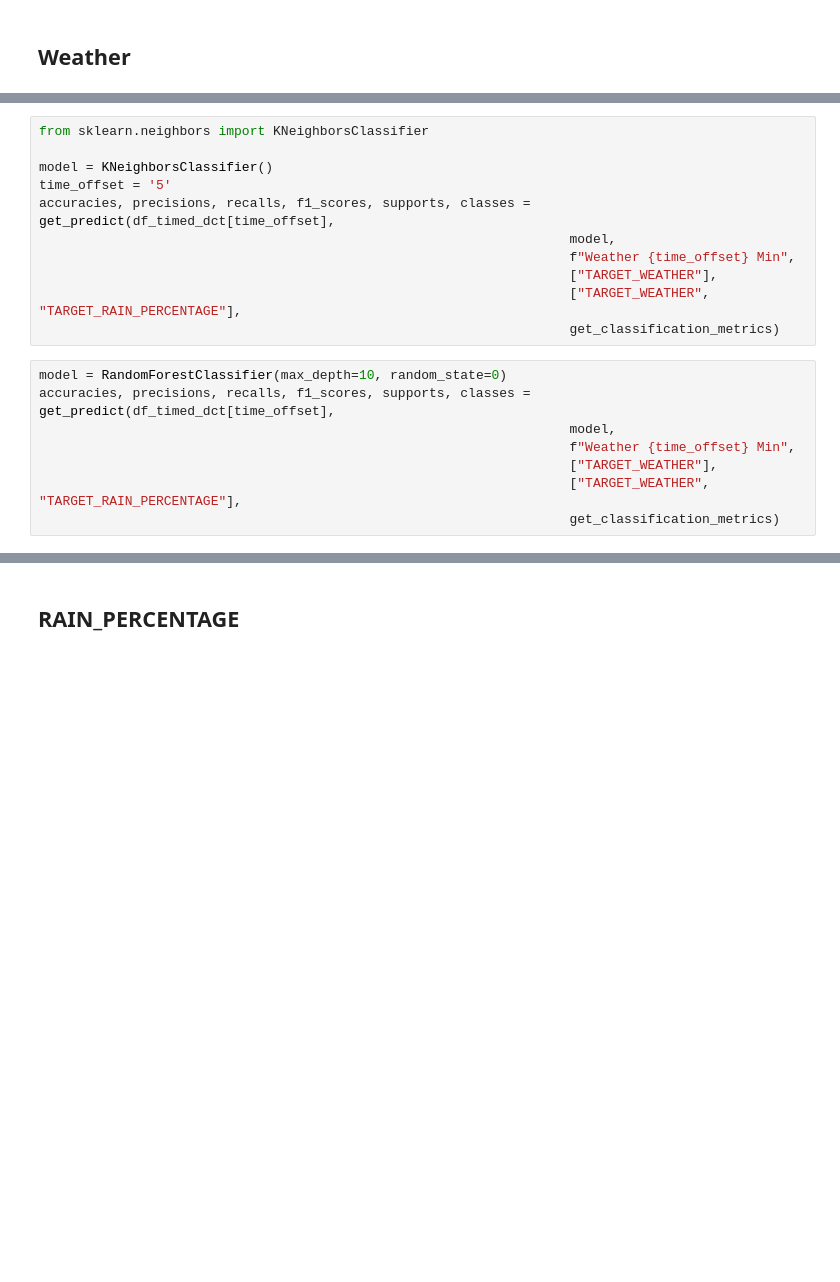
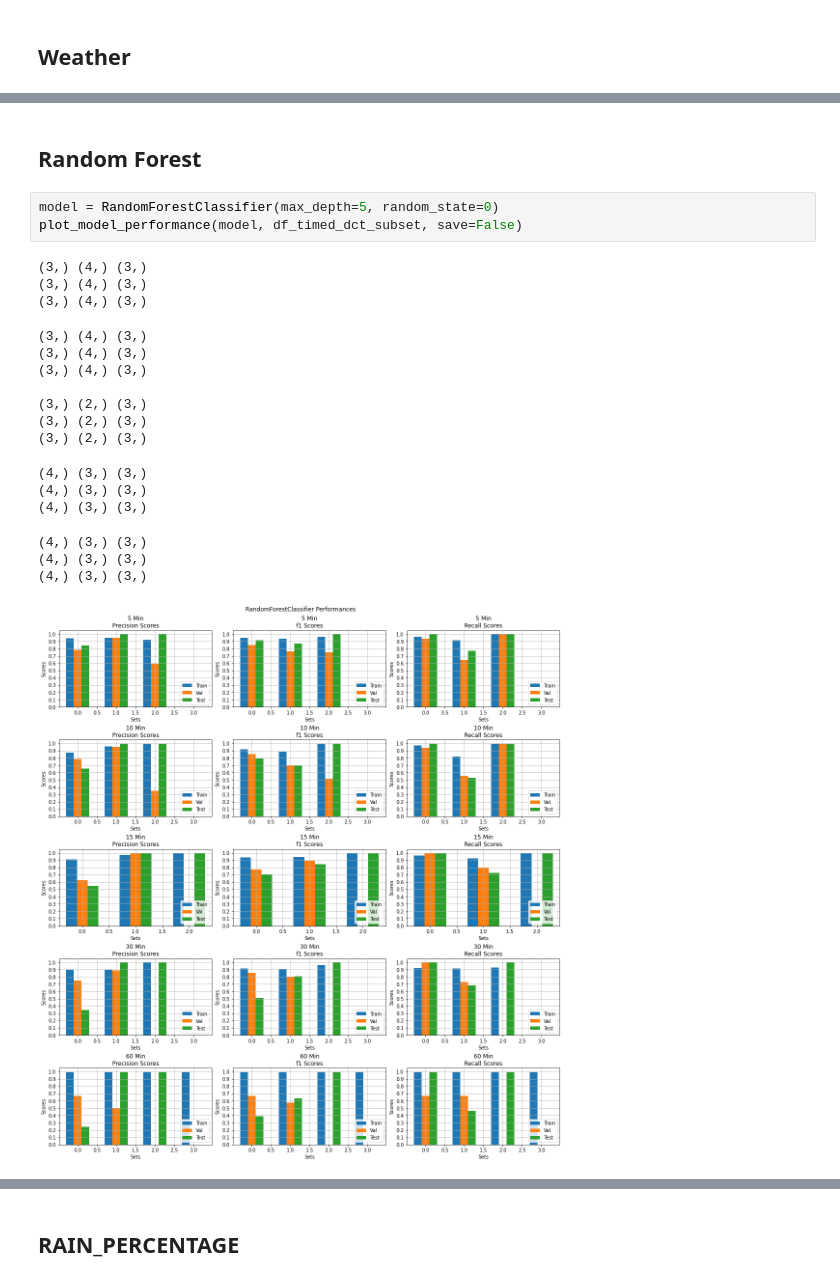
Before and after one commit to Hsgngr/KuKu, a Jupyter notebook: training_plot.ipynb, the cells around one changed output, grey strips where cells are left out. Cells and saved outputs as stored; diff of their text form; blank space fills up the shorter version.

```diff
--- a/training_plot.ipynb
+++ b/training_plot.ipynb
@@ -196,19 +225,0 @@ def plot_scores_to_ax(ax, precisions, recalls, f1_scores, classes, time_offset):
-# %%
-from sklearn.neighbors import KNeighborsClassifier
-
-model = KNeighborsClassifier()
-time_offset = '5'
-accuracies, precisions, recalls, f1_scores, supports, classes = get_predict(df_timed_dct[time_offset],
-                                                                    model,
-                                                                    f"Weather {time_offset} Min",
-                                                                    ["TARGET_WEATHER"],
-                                                                    ["TARGET_WEATHER", "TARGET_RAIN_PERCENTAGE"],
-                                                                    get_classification_metrics)
-# %%
-model = RandomForestClassifier(max_depth=10, random_state=0)
-accuracies, precisions, recalls, f1_scores, supports, classes = get_predict(df_timed_dct[time_offset],
-                                                                    model,
-                                                                    f"Weather {time_offset} Min",
-                                                                    ["TARGET_WEATHER"],
-                                                                    ["TARGET_WEATHER", "TARGET_RAIN_PERCENTAGE"],
-                                                                    get_classification_metrics)
@@ -214,0 +279,23 @@ accuracies, precisions, recalls, f1_scores, supports, classes = get_predict(df_t
+# %% [markdown]
+## Random Forest
+# %%
+model = RandomForestClassifier(max_depth=5, random_state=0)
+plot_model_performance(model, df_timed_dct_subset, save=False)
+# %% [output]
+(3,) (4,) (3,)
+(3,) (4,) (3,)
+(3,) (4,) (3,)
+(3,) (4,) (3,)
+(3,) (4,) (3,)
+(3,) (4,) (3,)
+
+(3,) (2,) (3,)
+(3,) (2,) (3,)
+(3,) (2,) (3,)
+(4,) (3,) (3,)
+(4,) (3,) (3,)
+(4,) (3,) (3,)
+(4,) (3,) (3,)
+(4,) (3,) (3,)
+(4,) (3,) (3,)
+[figure, added]
```
Also changed, not shown: parts of 17 cells of this notebook.
